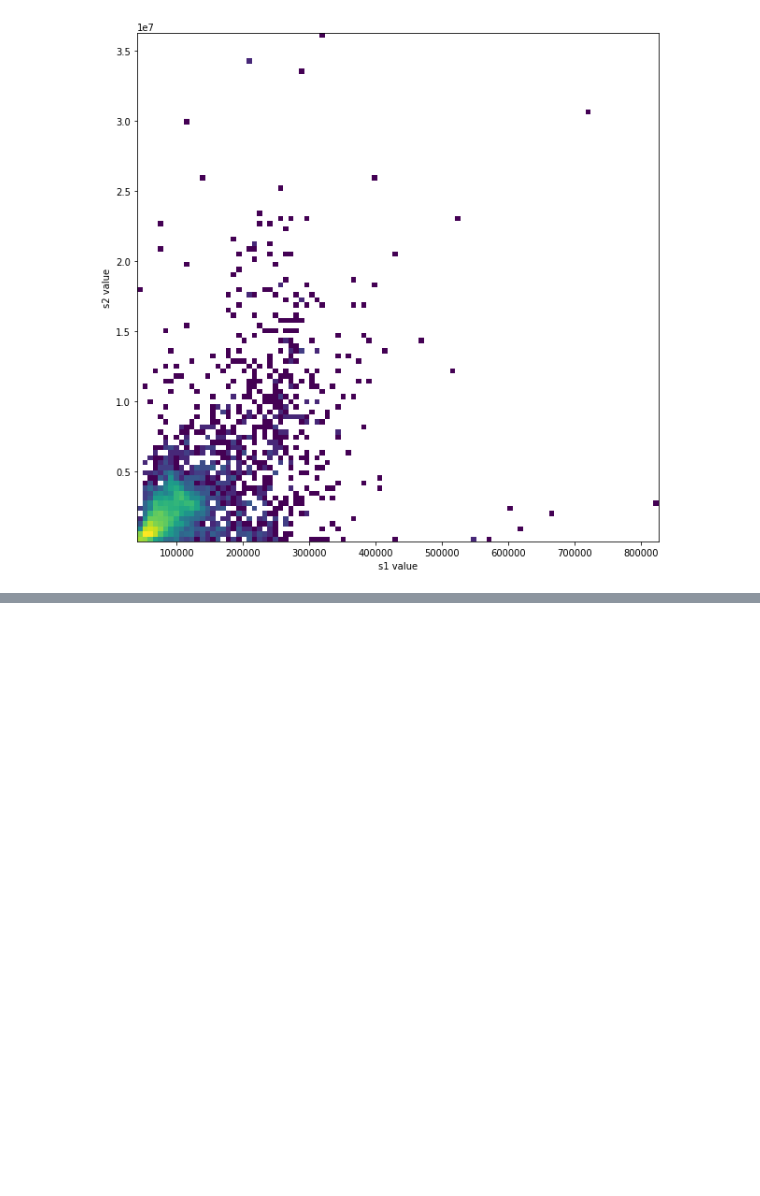
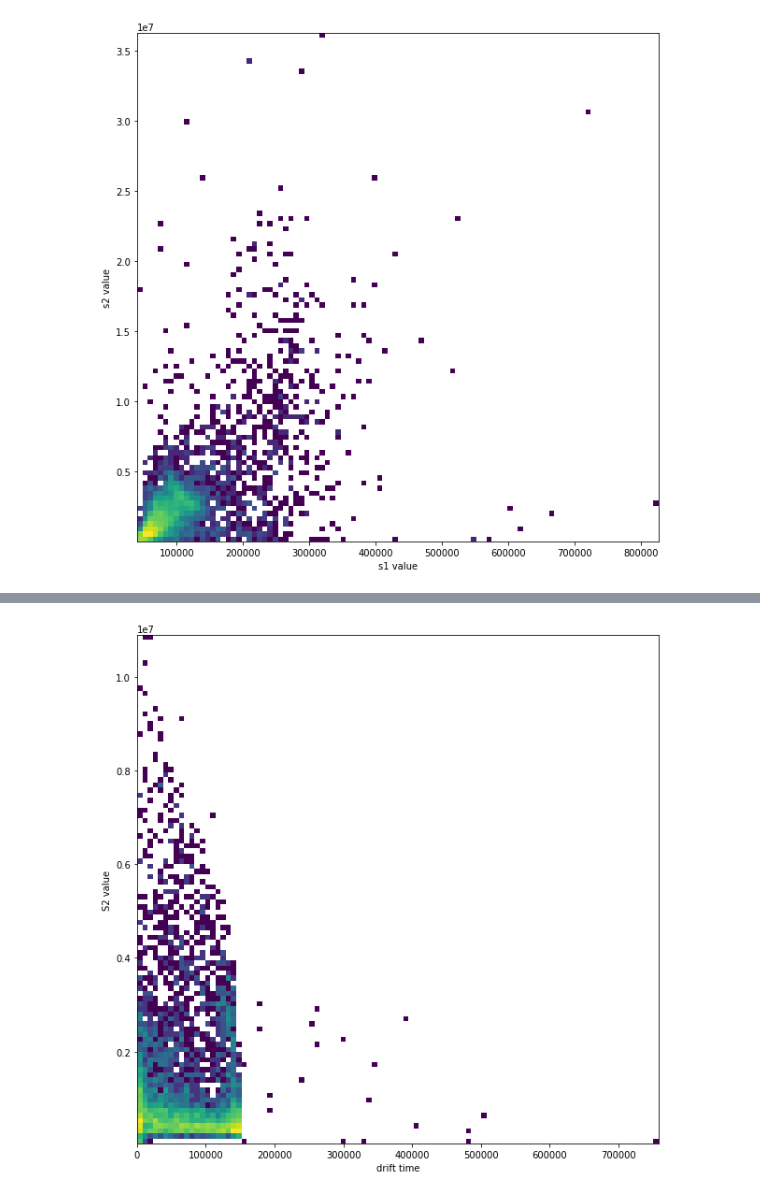
Before and after one commit to wesselrijk/XENON1T_NikhefProject, a Jupyter notebook: DataAnalysis/Correlation.ipynb, the cells around one changed output, grey strips where cells are left out. Drawn from its saved outputs; the diff is of its cells as text; code cells hidden in the pictures; blank space fills up the shorter version.

```diff
--- a/DataAnalysis/Correlation.ipynb
+++ b/DataAnalysis/Correlation.ipynb
@@ -49,0 +68,20 @@ fig3.savefig('s1s2.png', dpi = 300)
+# %%
+# Drift time
+#%matplotlib inline
+s12 = []
+s22 = []
+drift2 = []
+for info in Rn220_info:
+    if info['s2_position']>info['s1_position']:
+        drift2.append(2*(info['s2_position']-info['s1_position']))
+        s12.append(info['s1'])
+        s22.append(info['s2'])
+fig2, ax2 = plt.subplots(figsize = (10.,10.))
+ax2.hist2d(drift2, s22, bins=(100,100), norm=mpl.colors.LogNorm())
+ax2.set_xlabel("drift time")
+ax2.set_ylabel('S2 value')
+#ax2.set_xlim(0., 200000)
+fig2.savefig('Rn220_drift_try.png', dpi = 300)
+plt.show()
+# %% [output]
+[figure, added]
```
Also changed, not shown: parts of 5 cells of this notebook, 9 other files.
